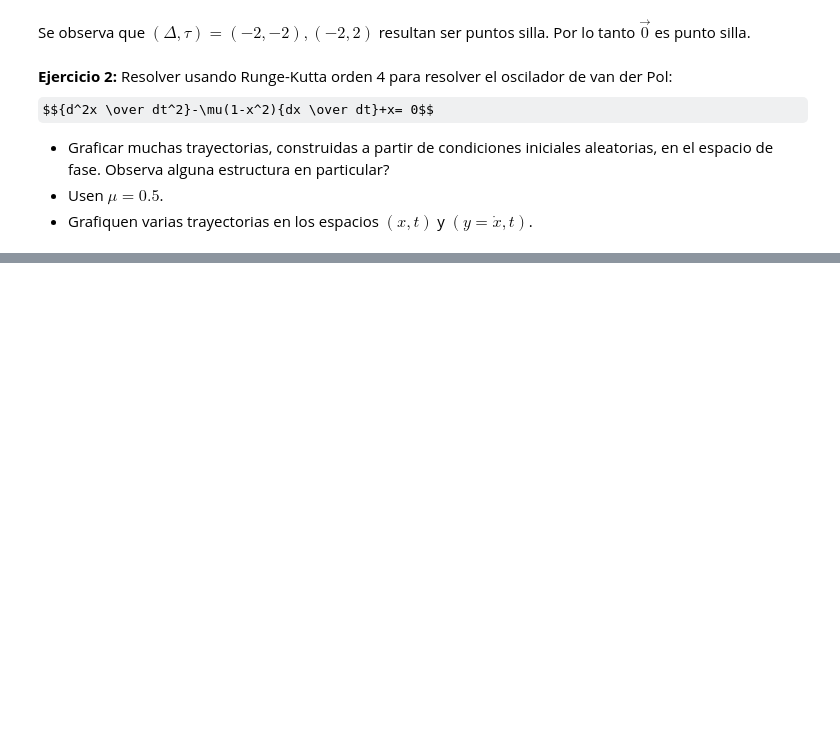
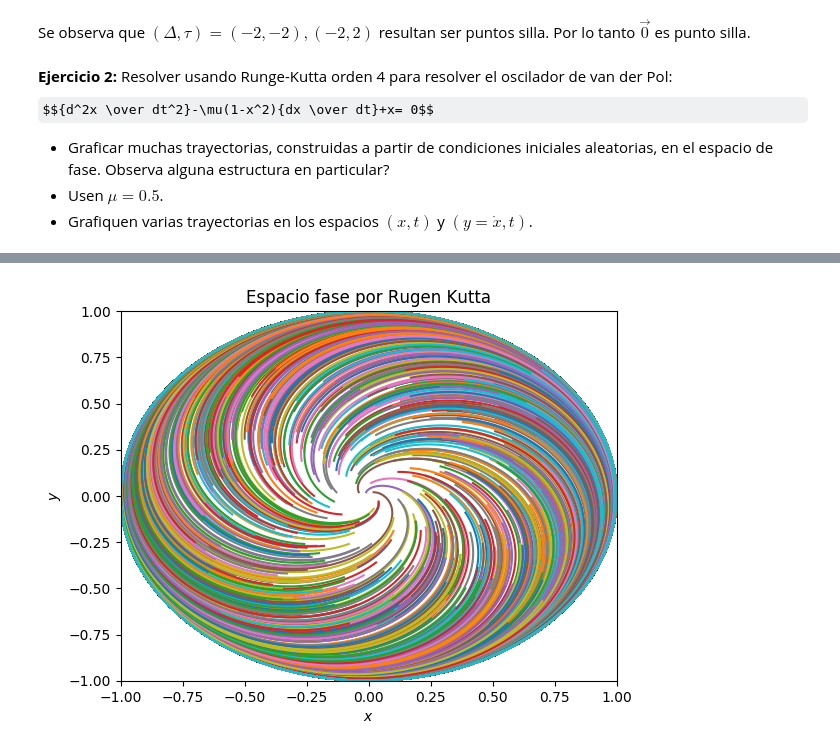
Before and after one commit to EstebanAB/Fisica_Computacional_Arzaga_Barajas, a Jupyter notebook: Tarea_14.ipynb, the cells around one changed output, grey strips where cells are left out. Drawn from its saved outputs; the diff is of its cells as text; code cells hidden in the pictures; some formulas as TeX source; blank space fills up the shorter version.

```diff
--- a/Tarea_14.ipynb
+++ b/Tarea_14.ipynb
@@ -161,0 +206,20 @@ for i in 1:700
+# %%
+list= -1:0.01:10;
+
+#La función que queremos resolver.
+tres(x,t)=[x[1]+x[2]-x[1]*(x[1]^2+x[2]^2),x[2]-x[1]-x[2]*(x[1]^2+x[2]^2)]
+
+for i in 1:700
+    condiciones = 0.01*rand(-70:70,2,1)
+    soluciones_condiciones_iniciales_kutta=runge_kutta(tres,list,condiciones);
+    mlistx1_kutta=map(x->x[1],soluciones_condiciones_iniciales_kutta);
+    mlistx2_kutta=map(x->x[2],soluciones_condiciones_iniciales_kutta);
+    xlabel(L"x")
+    ylabel(L"y")
+    title("Espacio fase por Rugen Kutta")
+    plot(mlistx1_kutta,mlistx2_kutta);
+    xlim(-1,1)
+    ylim(-1,1)
+    end;
+# %% [output]
+[figure, added]
```
Also changed, not shown: parts of 13 cells of this notebook.
